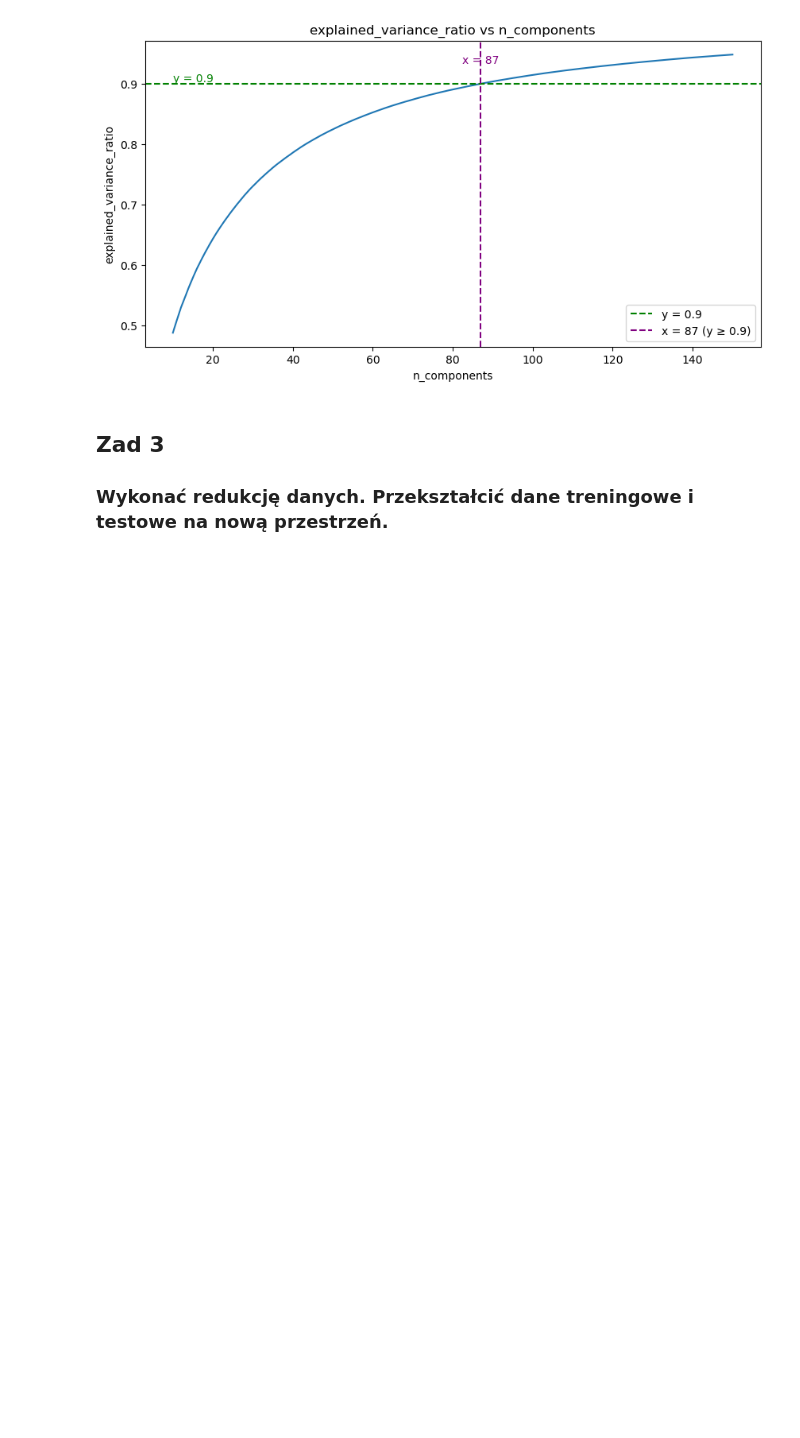
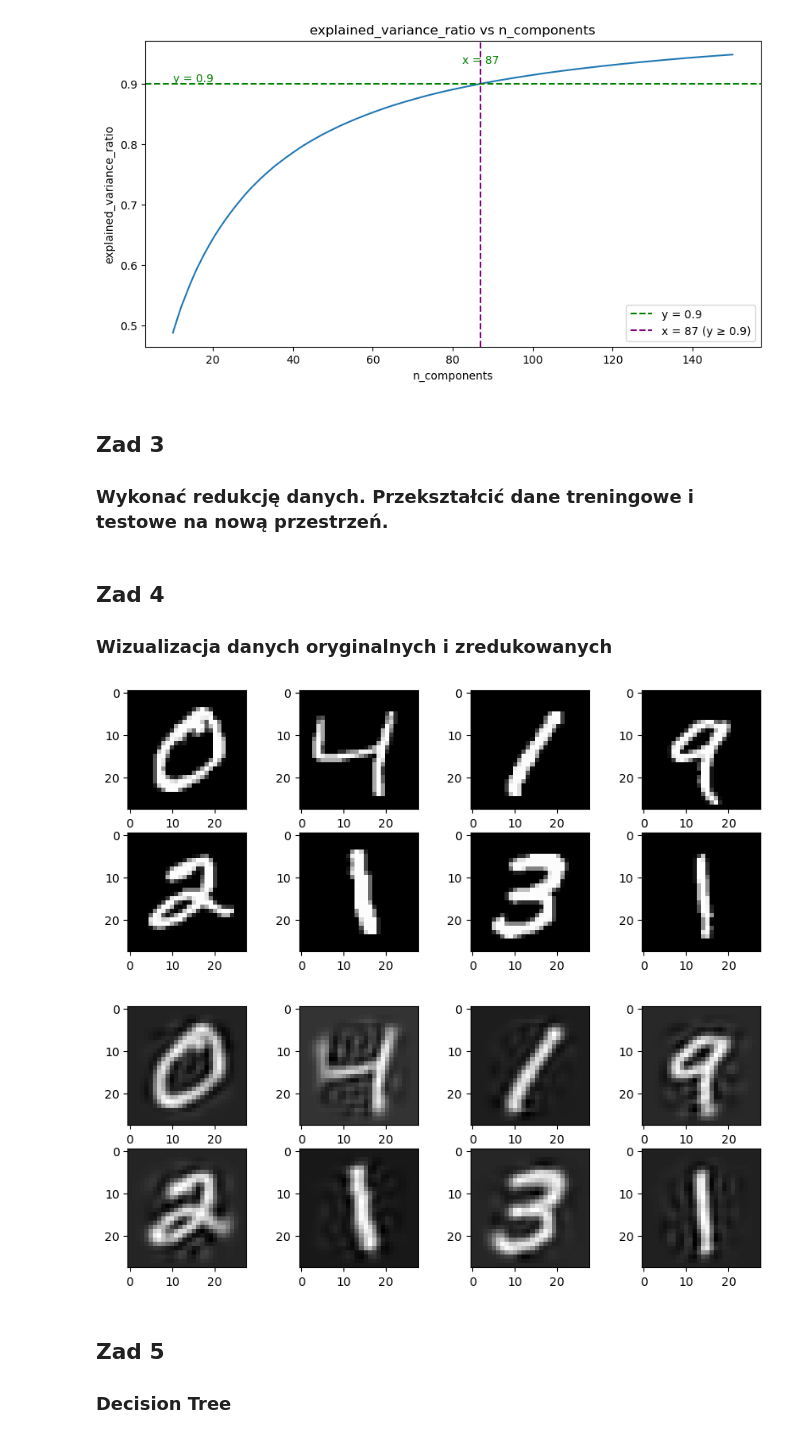
Before and after one commit to s27369/PRO1D_s27369, a Jupyter notebook: Lab67/Lab67_MNIST_DimRed.ipynb, the cells around one changed output. Saved outputs shown, nothing was run; the diff lists cells and outputs as text; code cells hidden in the pictures; blank space fills up the shorter version.

```diff
--- a/Lab67/Lab67_MNIST_DimRed.ipynb
+++ b/Lab67/Lab67_MNIST_DimRed.ipynb
@@ -163,11 +163,14 @@ plt.show()
 ### Wykonać redukcję danych. Przekształcić dane treningowe i testowe na nową przestrzeń.
 # %%
 pca = PCA(n_components = best_n_components)
-X_reduced_np = pca.fit_transform(X_train)
-X_recovered_np = pca.inverse_transform(X_reduced)
-X_reduced = pd.DataFrame(X_reduced_np)
-X_recovered = pd.DataFrame(X_recovered_np)
+X_train_reduced_np = pca.fit_transform(X_train)
+X_train_recovered_np = pca.inverse_transform(X_train_reduced_np)
+X_train_reduced = pd.DataFrame(X_train_reduced_np)
+X_train_recovered = pd.DataFrame(X_train_recovered_np)
 
-X_reduced_np = pca.fit_transform(X_train)
-X_reduced = pd.DataFrame(X_reduced_np)
+X_test_reduced_np = pca.fit_transform(X_test)
+X_test_reduced = pd.DataFrame(X_test_reduced_np)
+# %% [markdown]
+## Zad 4
+### Wizualizacja danych oryginalnych i zredukowanych
 # %%
@@ -184,4 +186,10 @@ def visualize_dataset(dataset):
 # %%
 visualize_dataset(X_train)
 print("\n")
-visualize_dataset(X_train_reduced)
+visualize_dataset(X_train_recovered)
+# %% [output]
+[figure, added]
+[figure, added]
+# %% [markdown]
+## Zad 5
+### Decision Tree
```
Also changed, not shown: parts of 3 cells of this notebook, 1 other file.
